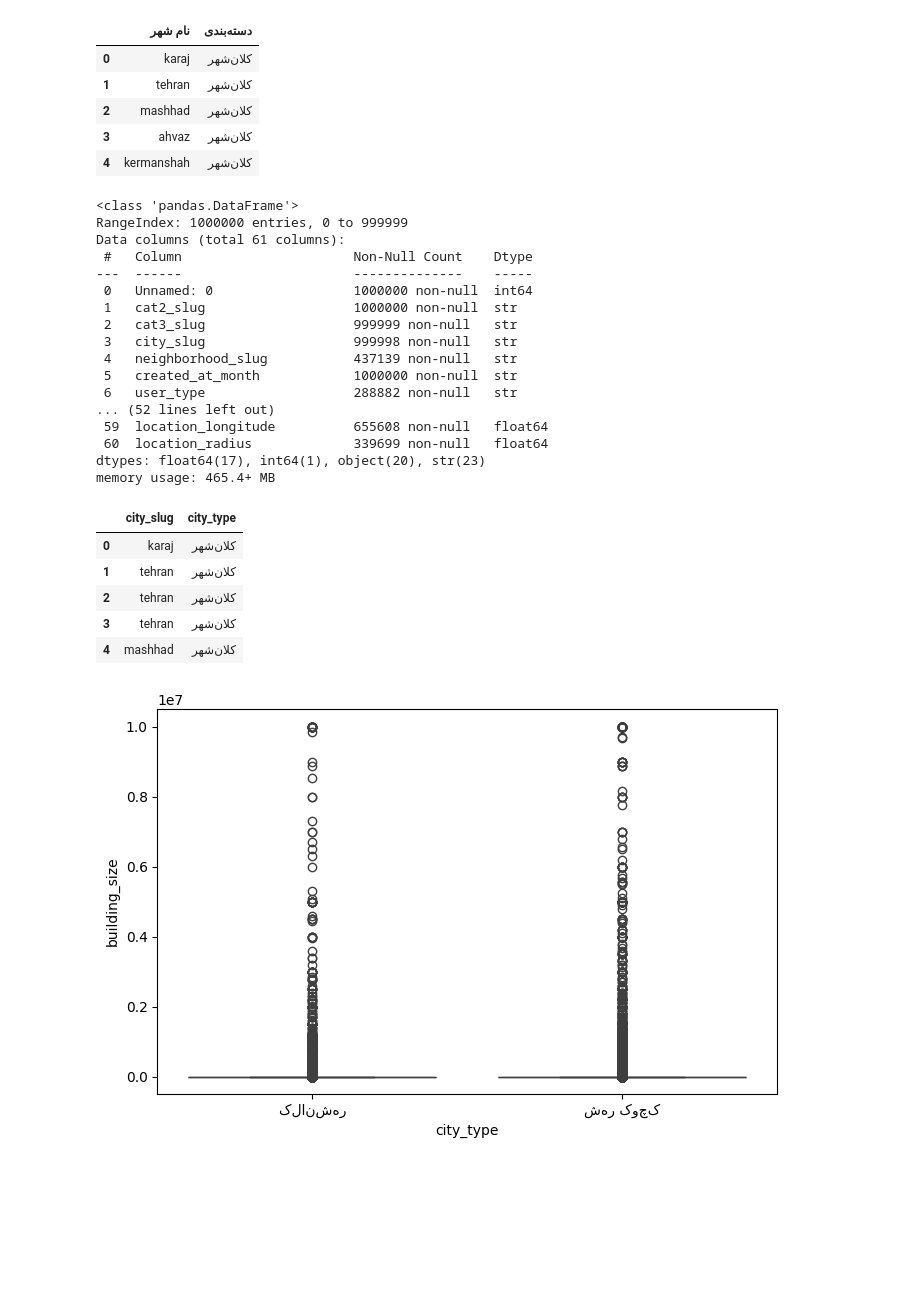
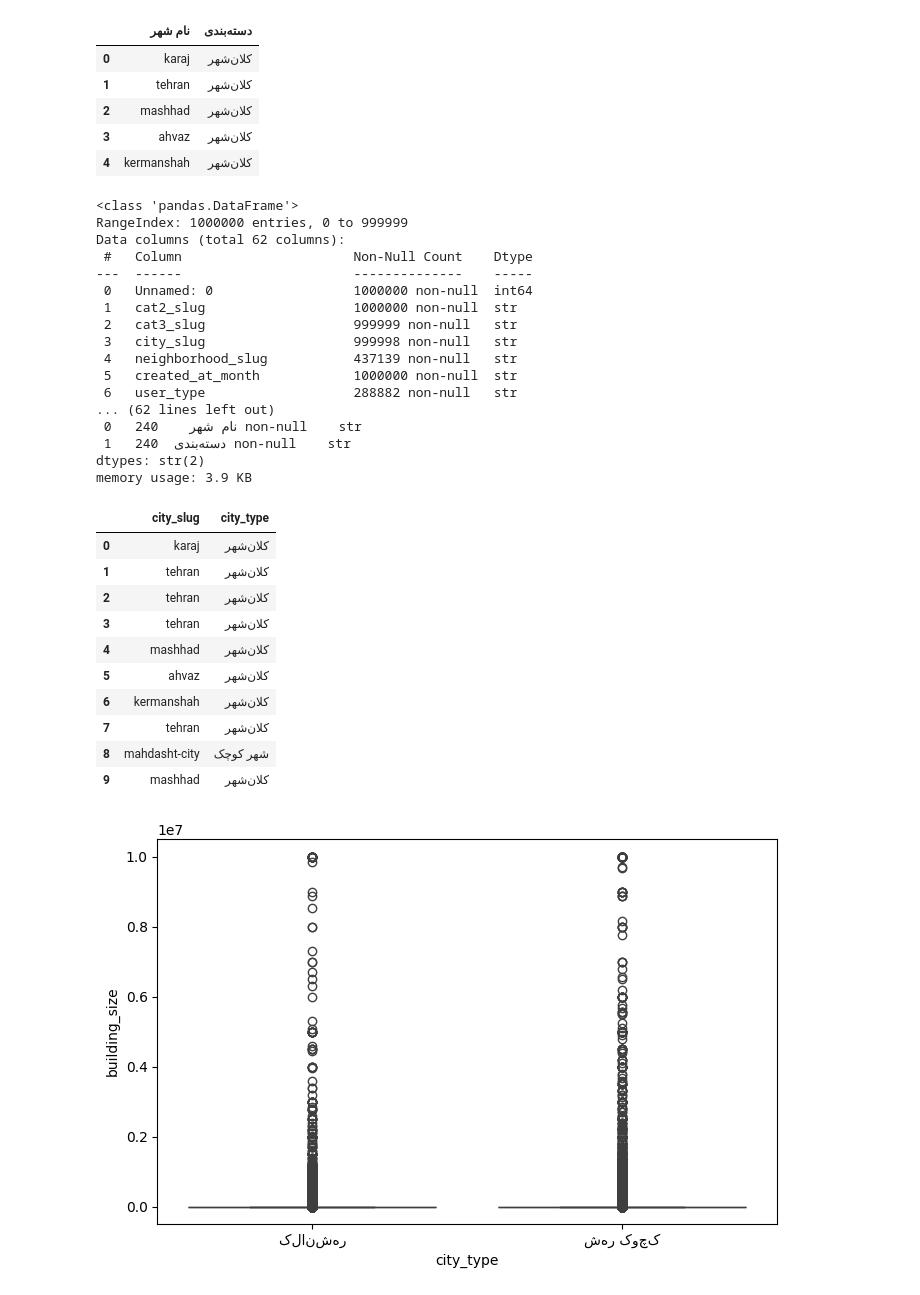
Before and after one commit to MaZiayee/QueraAiBootcamp-TeamProject, a Jupyter notebook: notebooks/2_Hypothesis/Mehdi_hypoyhesis_Q1.ipynb, the cells around one changed output. Cells and saved outputs as stored; diff of their text form; code cells hidden in the pictures; blank space fills up the shorter version.

```diff
--- a/notebooks/2_Hypothesis/Mehdi_hypoyhesis_Q1.ipynb
+++ b/notebooks/2_Hypothesis/Mehdi_hypoyhesis_Q1.ipynb
@@ -25,10 +25,11 @@ cities.head()
 | 4 | kermanshah | کلان‌شهر |
 # %%
 df.info()
+cities.info()
 # %% [output]
 <class 'pandas.DataFrame'>
 RangeIndex: 1000000 entries, 0 to 999999
-Data columns (total 61 columns):
+Data columns (total 62 columns):
  #   Column                      Non-Null Count    Dtype
 ---  ------                      --------------    -----
  0   Unnamed: 0                  1000000 non-null  int64
@@ -38,21 +39,27 @@ Data columns (total 61 columns):
  4   neighborhood_slug           437139 non-null   str
  5   created_at_month            1000000 non-null  str
  6   user_type                   288882 non-null   str
-... (52 lines left out)
- 59  location_longitude          655608 non-null   float64
- 60  location_radius             339699 non-null   float64
-dtypes: float64(17), int64(1), object(20), str(23)
-memory usage: 465.4+ MB
+... (62 lines left out)
+ 0   نام شهر    240 non-null    str
+ 1   دسته‌بندی  240 non-null    str
+dtypes: str(2)
+memory usage: 3.9 KB
 # %%
 # map two data frames on city_slug
 city_map = dict(zip(cities["نام شهر"], cities["دسته‌بندی"]))
 df["city_type"] = df["city_slug"].map(city_map)
-df[["city_slug", "city_type"]].head()
+
+df[["city_slug", "city_type"]].head(10)
 # %% [output]
 |  | city_slug | city_type |
 | 0 | karaj | کلان‌شهر |
 | 1 | tehran | کلان‌شهر |
 | 2 | tehran | کلان‌شهر |
 | 3 | tehran | کلان‌شهر |
 | 4 | mashhad | کلان‌شهر |
+| 5 | ahvaz | کلان‌شهر |
+| 6 | kermanshah | کلان‌شهر |
+| 7 | tehran | کلان‌شهر |
+| 8 | mahdasht-city | شهر کوچک |
+| 9 | mashhad | کلان‌شهر |
 # %%
```
Also changed, not shown: parts of 6 cells of this notebook, 1 other file.
